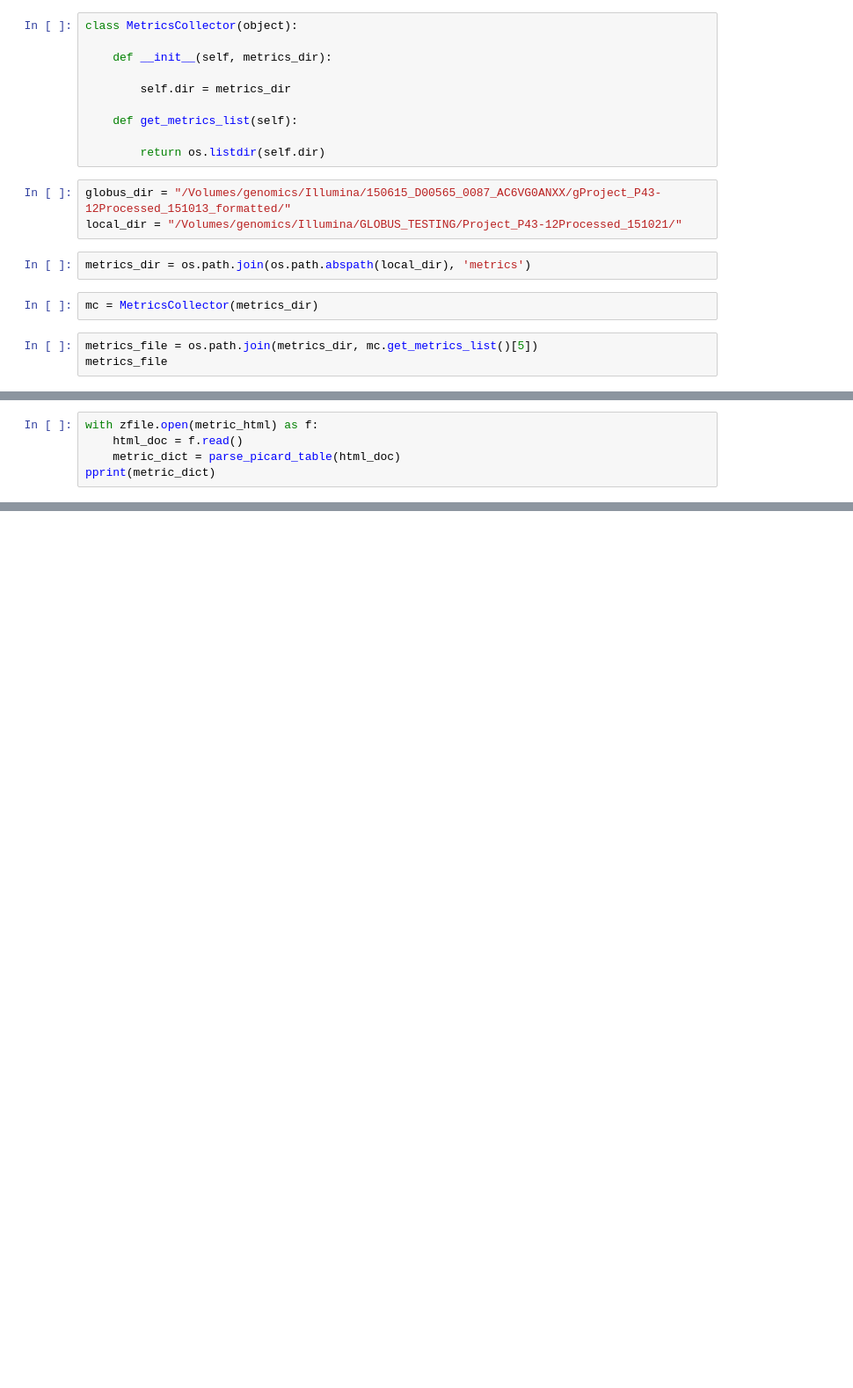
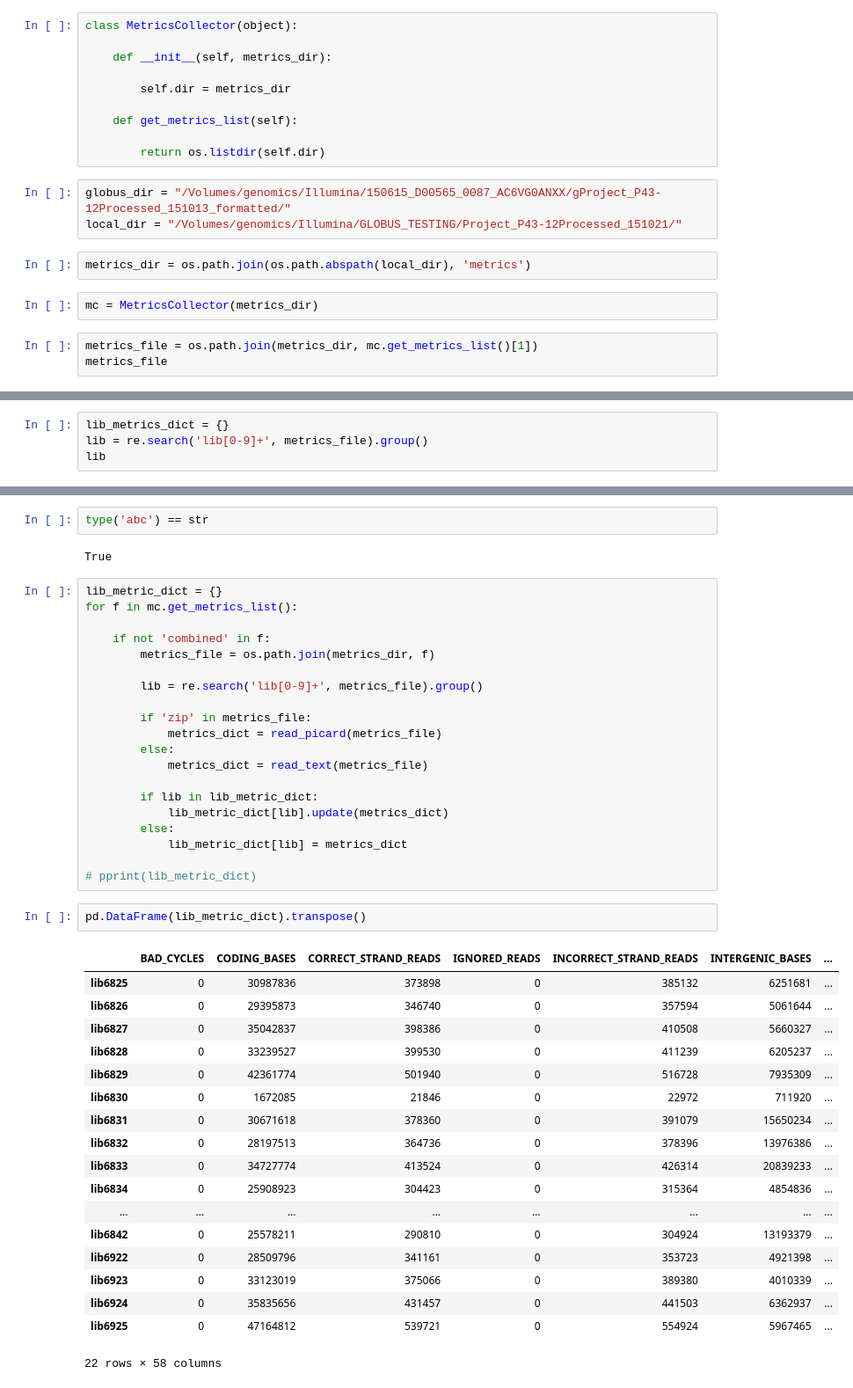
Before and after one commit to BenaroyaResearch/bripipetools, a Jupyter notebook: globusgalaxyops/notebooks/compareToLocal.ipynb, the cells around one changed output, grey strips where cells are left out. Shown: that part at 88% size. Drawn from its saved outputs; the diff is of its cells as text; blank space fills up the shorter version.

Commit message:
finished functions for reading all metrics into dfs

```diff
--- a/globusgalaxyops/notebooks/compareToLocal.ipynb
+++ b/globusgalaxyops/notebooks/compareToLocal.ipynb
@@ -22,6 +21,6 @@ metrics_dir = os.path.join(os.path.abspath(local_dir), 'metrics')
 # %%
 mc = MetricsCollector(metrics_dir)
 # %%
-metrics_file = os.path.join(metrics_dir, mc.get_metrics_list()[5])
+metrics_file = os.path.join(metrics_dir, mc.get_metrics_list()[1])
 metrics_file
 # %% [output]
@@ -52,5 +27,0 @@ metric_html
-# %%
-with zfile.open(metric_html) as f:
-    html_doc = f.read()
-    metric_dict = parse_picard_table(html_doc)
-pprint(metric_dict)
@@ -67,0 +103,4 @@ zfile.namelist()
+# %%
+lib_metrics_dict = {}
+lib = re.search('lib[0-9]+', metrics_file).group()
+lib
@@ -67,0 +121,45 @@ zfile.namelist()
+# %%
+type('abc') == str
+# %% [output]
+True
+# %%
+lib_metric_dict = {}
+for f in mc.get_metrics_list():
+
+    if not 'combined' in f:
+        metrics_file = os.path.join(metrics_dir, f)
+
+        lib = re.search('lib[0-9]+', metrics_file).group()
+
+        if 'zip' in metrics_file:
+            metrics_dict = read_picard(metrics_file)
+        else:
+            metrics_dict = read_text(metrics_file)
+
+        if lib in lib_metric_dict:
+            lib_metric_dict[lib].update(metrics_dict)
+        else:
+            lib_metric_dict[lib] = metrics_dict
+
+# pprint(lib_metric_dict)
+# %%
+pd.DataFrame(lib_metric_dict).transpose()
+# %% [output]
+|  | BAD_CYCLES | CODING_BASES | CORRECT_STRAND_READS | IGNORED_READS | INCORRECT_STRAND_READS | INTERGENIC_BASES | ... |
+| lib6825 | 0 | 30987836 | 373898 | 0 | 385132 | 6251681 | ... |
+| lib6826 | 0 | 29395873 | 346740 | 0 | 357594 | 5061644 | ... |
+| lib6827 | 0 | 35042837 | 398386 | 0 | 410508 | 5660327 | ... |
+| lib6828 | 0 | 33239527 | 399530 | 0 | 411239 | 6205237 | ... |
+| lib6829 | 0 | 42361774 | 501940 | 0 | 516728 | 7935309 | ... |
+| lib6830 | 0 | 1672085 | 21846 | 0 | 22972 | 711920 | ... |
+| lib6831 | 0 | 30671618 | 378360 | 0 | 391079 | 15650234 | ... |
+| lib6832 | 0 | 28197513 | 364736 | 0 | 378396 | 13976386 | ... |
+| lib6833 | 0 | 34727774 | 413524 | 0 | 426314 | 20839233 | ... |
+| lib6834 | 0 | 25908923 | 304423 | 0 | 315364 | 4854836 | ... |
+| ... | ... | ... | ... | ... | ... | ... | ... |
+| lib6842 | 0 | 25578211 | 290810 | 0 | 304924 | 13193379 | ... |
+| lib6922 | 0 | 28509796 | 341161 | 0 | 353723 | 4921398 | ... |
+| lib6923 | 0 | 33123019 | 375066 | 0 | 389380 | 4010339 | ... |
+| lib6924 | 0 | 35835656 | 431457 | 0 | 441503 | 6362937 | ... |
+| lib6925 | 0 | 47164812 | 539721 | 0 | 554924 | 5967465 | ... |
+22 rows × 58 columns
```
Also changed, not shown: parts of 12 cells of this notebook.
